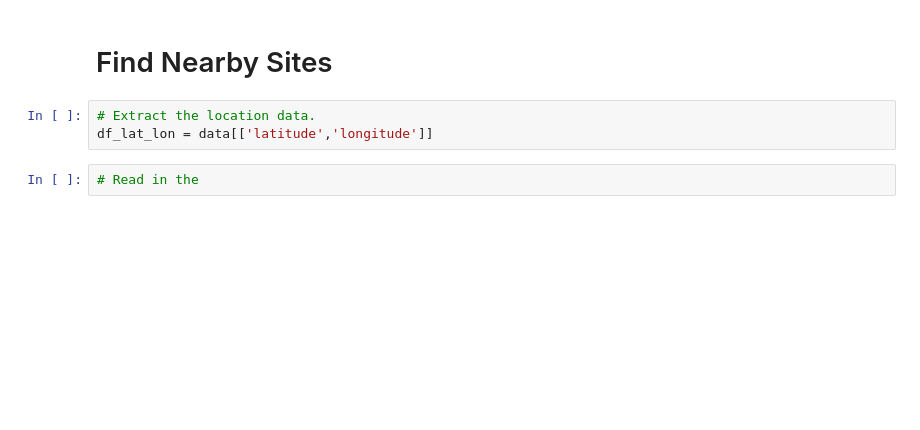
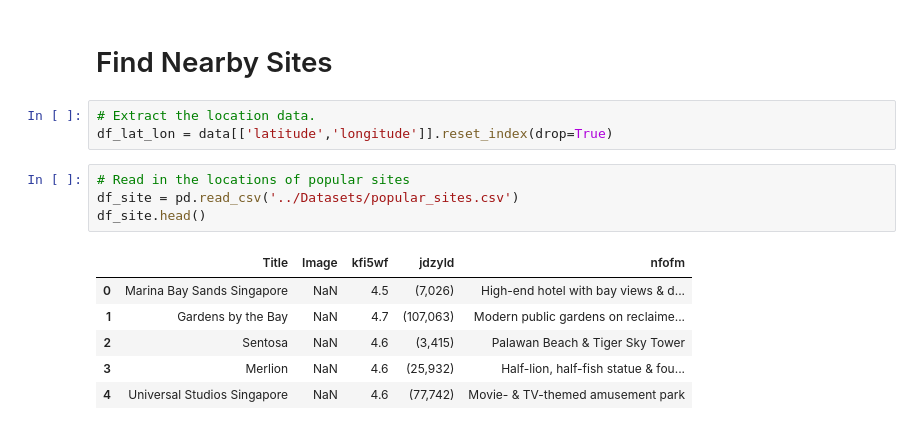
Before and after one commit to JT-H/Recommendation-System-for-Airbnb-Houses, a Jupyter notebook: Data Preparation/Create Customer Dataset.ipynb, the cells around one changed output. Drawn from its saved outputs; the diff is of its cells as text; blank space fills up the shorter version.

```diff
--- a/Data Preparation/Create Customer Dataset.ipynb
+++ b/Data Preparation/Create Customer Dataset.ipynb
@@ -140,6 +141,15 @@ data.head()
 # Find Nearby Sites
 # %%
 # Extract the location data.
-df_lat_lon = data[['latitude','longitude']]
+df_lat_lon = data[['latitude','longitude']].reset_index(drop=True)
-# %%
-# Read in the
+# %%
+# Read in the locations of popular sites
+df_site = pd.read_csv('../Datasets/popular_sites.csv')
+df_site.head()
+# %% [output]
+|  | Title | Image | kfi5wf | jdzyld | nfofm |
+| 0 | Marina Bay Sands Singapore | NaN | 4.5 | (7,026) | High-end hotel with bay views & d... |
+| 1 | Gardens by the Bay | NaN | 4.7 | (107,063) | Modern public gardens on reclaime... |
+| 2 | Sentosa | NaN | 4.6 | (3,415) | Palawan Beach & Tiger Sky Tower |
+| 3 | Merlion | NaN | 4.6 | (25,932) | Half-lion, half-fish statue & fou... |
+| 4 | Universal Studios Singapore | NaN | 4.6 | (77,742) | Movie- & TV-themed amusement park |
```
Also changed, not shown: parts of 18 cells of this notebook, 4 other files.
